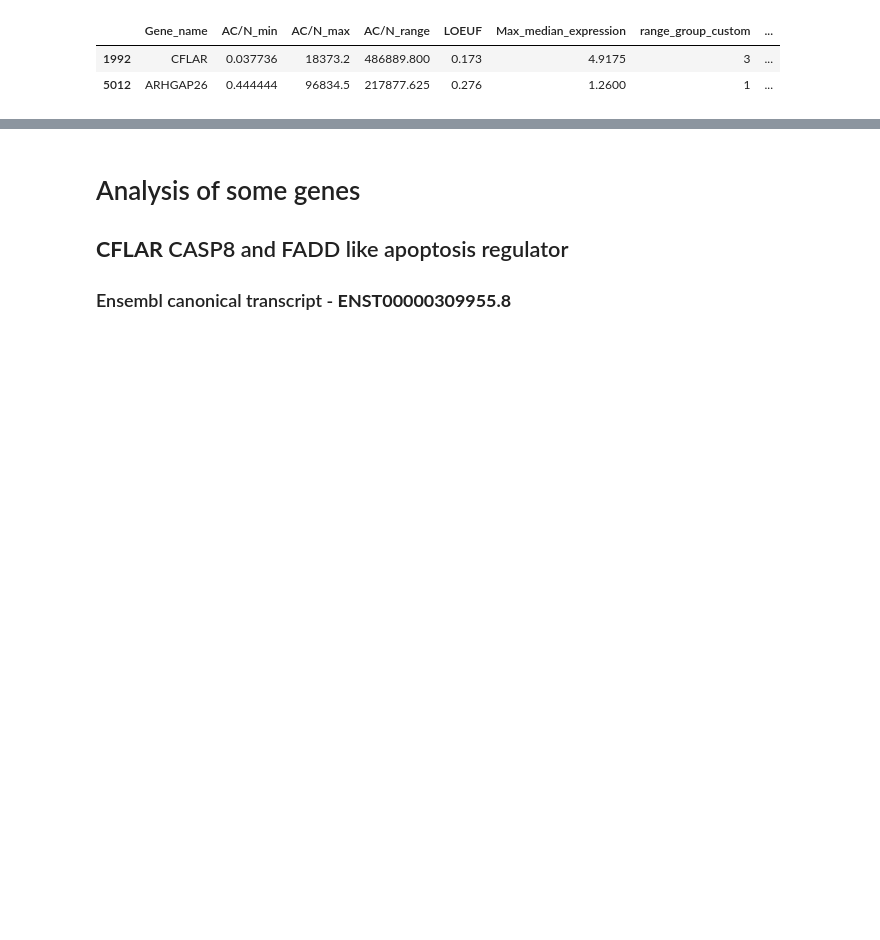
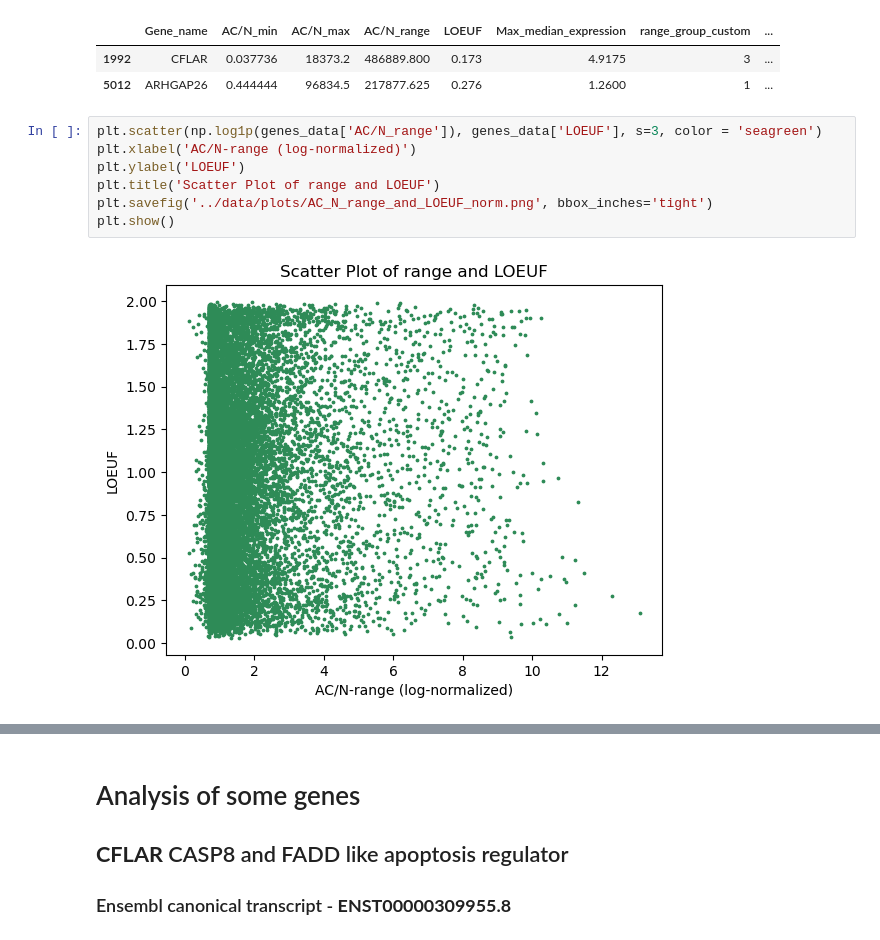
Before and after one commit to nastasia-iv/genvar, a Jupyter notebook: Grishchenko/code/all_genes_analysis.ipynb, the cells around one changed output, grey strips where cells are left out. Saved outputs shown, nothing was run; the diff lists cells and outputs as text; blank space fills up the shorter version.

```diff
--- a/Grishchenko/code/all_genes_analysis.ipynb
+++ b/Grishchenko/code/all_genes_analysis.ipynb
@@ -149,3 +138,12 @@ genes_data.loc[
 |  | Gene_name | AC/N_min | AC/N_max | AC/N_range | LOEUF | Max_median_expression | range_group_custom | ... |
 | 1992 | CFLAR | 0.037736 | 18373.2 | 486889.800 | 0.173 | 4.9175 | 3 | ... |
 | 5012 | ARHGAP26 | 0.444444 | 96834.5 | 217877.625 | 0.276 | 1.2600 | 1 | ... |
+# %%
+plt.scatter(np.log1p(genes_data['AC/N_range']), genes_data['LOEUF'], s=3, color = 'seagreen')
+plt.xlabel('AC/N-range (log-normalized)')
+plt.ylabel('LOEUF')
+plt.title('Scatter Plot of range and LOEUF')
+plt.savefig('../data/plots/AC_N_range_and_LOEUF_norm.png', bbox_inches='tight')
+plt.show()
+# %% [output]
+[figure, added]
```
Also changed, not shown: parts of 11 cells of this notebook.
